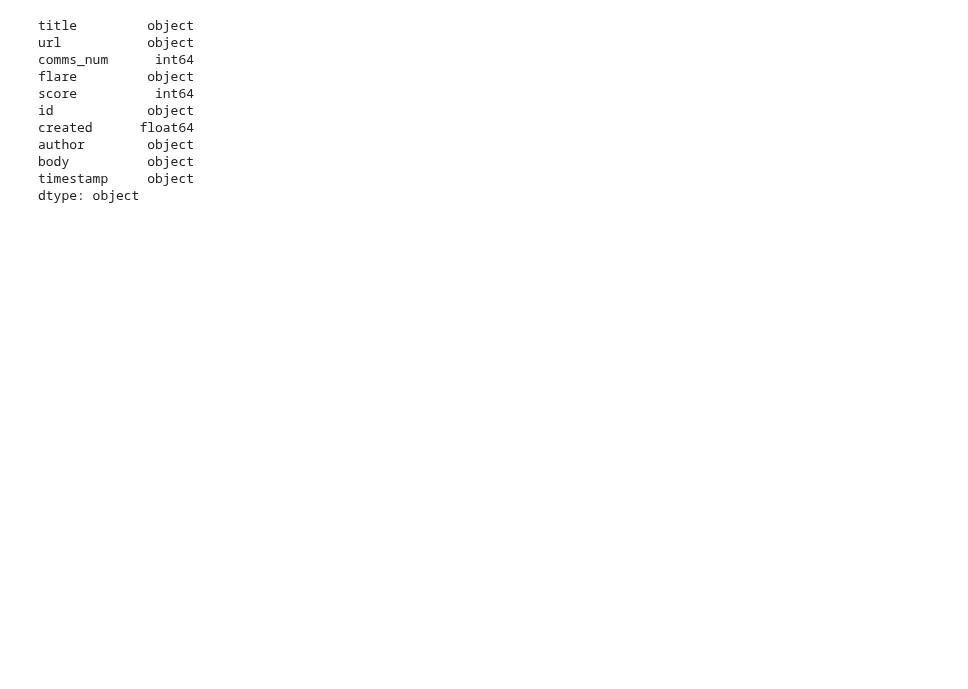
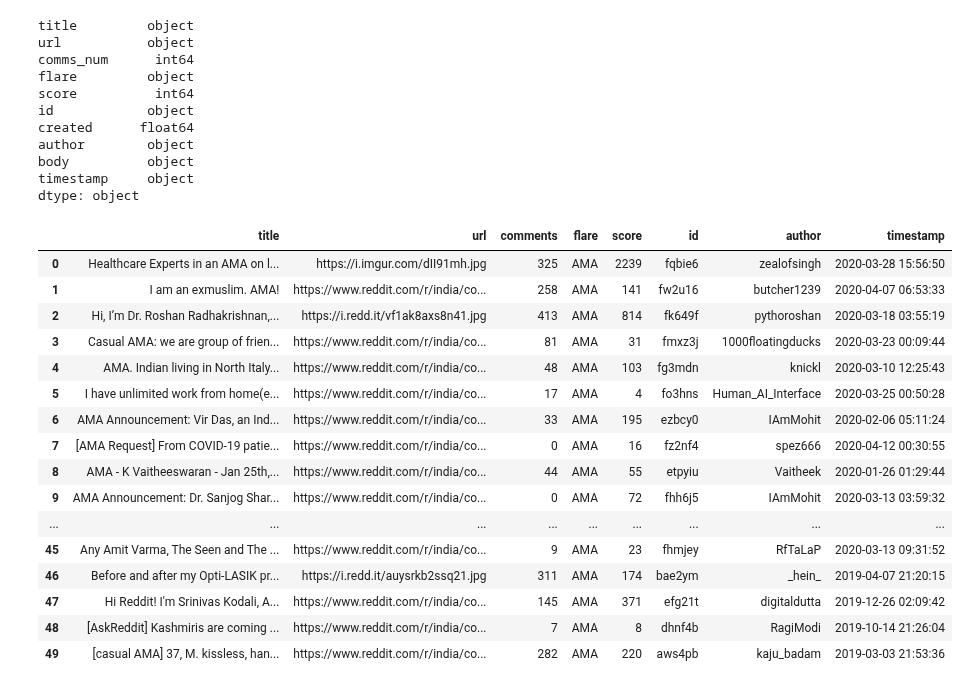
Before and after one commit to pranay-ar/Reddit-Flare-Detection, a Jupyter notebook: EDA.ipynb, the cells around one changed output. Saved outputs shown, nothing was run; the diff lists cells and outputs as text; code cells hidden in the pictures; blank space fills up the shorter version.

```diff
--- a/EDA.ipynb
+++ b/EDA.ipynb
@@ -38 +39,22 @@ rind = rind.drop(['body'], axis = 1)
+# %%
+rind=rind.rename(columns={"comms_num":"comments"})
+rind.head(50)
+# %% [output]
+|  | title | url | comments | flare | score | id | author | timestamp |
+| 0 | Healthcare Experts in an AMA on l... | https://i.imgur.com/dII91mh.jpg | 325 | AMA | 2239 | fqbie6 | zealofsingh | 2020-03-28 15:56:50 |
+| 1 | I am an exmuslim. AMA! | https://www.reddit.com/r/india/co... | 258 | AMA | 141 | fw2u16 | butcher1239 | 2020-04-07 06:53:33 |
+| 2 | Hi, I’m Dr. Roshan Radhakrishnan,... | https://i.redd.it/vf1ak8axs8n41.jpg | 413 | AMA | 814 | fk649f | pythoroshan | 2020-03-18 03:55:19 |
+| 3 | Casual AMA: we are group of frien... | https://www.reddit.com/r/india/co... | 81 | AMA | 31 | fmxz3j | 1000floatingducks | 2020-03-23 00:09:44 |
+| 4 | AMA. Indian living in North Italy... | https://www.reddit.com/r/india/co... | 48 | AMA | 103 | fg3mdn | knickl | 2020-03-10 12:25:43 |
+| 5 | I have unlimited work from home(e... | https://www.reddit.com/r/india/co... | 17 | AMA | 4 | fo3hns | Human_AI_Interface | 2020-03-25 00:50:28 |
+| 6 | AMA Announcement: Vir Das, an Ind... | https://www.reddit.com/r/india/co... | 33 | AMA | 195 | ezbcy0 | IAmMohit | 2020-02-06 05:11:24 |
+| 7 | [AMA Request] From COVID-19 patie... | https://www.reddit.com/r/india/co... | 0 | AMA | 16 | fz2nf4 | spez666 | 2020-04-12 00:30:55 |
+| 8 | AMA - K Vaitheeswaran - Jan 25th,... | https://www.reddit.com/r/india/co... | 44 | AMA | 55 | etpyiu | Vaitheek | 2020-01-26 01:29:44 |
+| 9 | AMA Announcement: Dr. Sanjog Shar... | https://www.reddit.com/r/india/co... | 0 | AMA | 72 | fhh6j5 | IAmMohit | 2020-03-13 03:59:32 |
+| ... | ... | ... | ... | ... | ... | ... | ... | ... |
+| 45 | Any Amit Varma, The Seen and The ... | https://www.reddit.com/r/india/co... | 9 | AMA | 23 | fhmjey | RfTaLaP | 2020-03-13 09:31:52 |
+| 46 | Before and after my Opti-LASIK pr... | https://i.redd.it/auysrkb2ssq21.jpg | 311 | AMA | 174 | bae2ym | _hein_ | 2019-04-07 21:20:15 |
+| 47 | Hi Reddit! I'm Srinivas Kodali, A... | https://www.reddit.com/r/india/co... | 145 | AMA | 371 | efg21t | digitaldutta | 2019-12-26 02:09:42 |
+| 48 | [AskReddit] Kashmiris are coming ... | https://www.reddit.com/r/india/co... | 7 | AMA | 8 | dhnf4b | RagiModi | 2019-10-14 21:26:04 |
+| 49 | [casual AMA] 37, M. kissless, han... | https://www.reddit.com/r/india/co... | 282 | AMA | 220 | aws4pb | kaju_badam | 2019-03-03 21:53:36 |
 # %%
```
Also changed, not shown: parts of 10 cells of this notebook, 2 other files.
